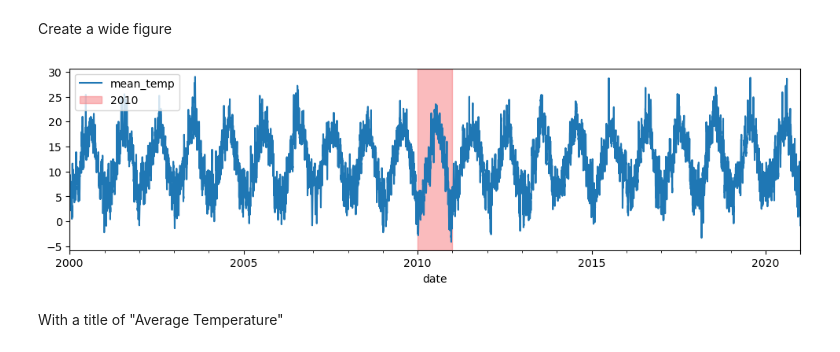
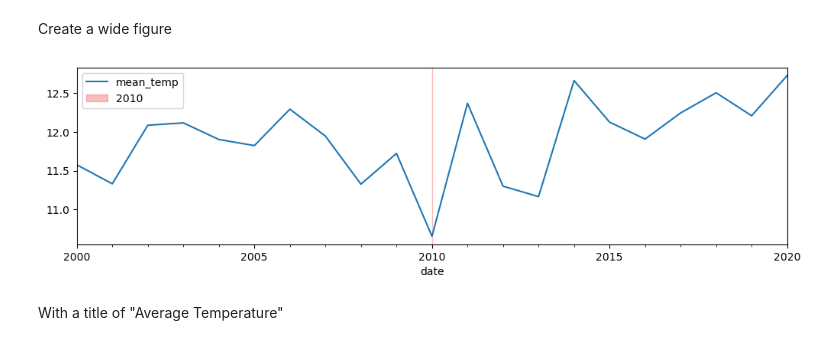
Before and after one commit to andreacohen7/Weather-Data-From-London, a Jupyter notebook: Resampling Datetime Data.ipynb, the cells around one changed output. Saved outputs shown, nothing was run; the diff lists cells and outputs as text; code cells hidden in the pictures.

```diff
--- a/Resampling Datetime Data.ipynb
+++ b/Resampling Datetime Data.ipynb
@@ -360,4 +369,5 @@ display(temp_df2.tail())
 # %% [markdown]
 #### Resample the data as yearly frequency
 # %%
-temp_df_yearly = temp_df2.resample("AS")
+temp_df_yearly = temp_df2.resample("AS").mean()
+temp_df_yearly.head()
@@ -386,11 +404,11 @@ Name: 2010-12-20 00:00:00, dtype: float64
 Create a wide figure
 # %%
 plt.rcParams['figure.figsize'] = (12,3)
-ax = temp_df2.plot()
+ax = temp_df_yearly.plot()
 ax.axvspan('2010-01-01', '2010-12-31', color = '#f7797d', alpha = 0.5, zorder = 0, label = '2010')
 ax.legend();
 # %% [output]
-[figure, old version]
+[figure, new version]
 # %% [markdown]
 With a title of "Average Temperature"
 # %%
```
Also changed, not shown: parts of 15 cells of this notebook.
